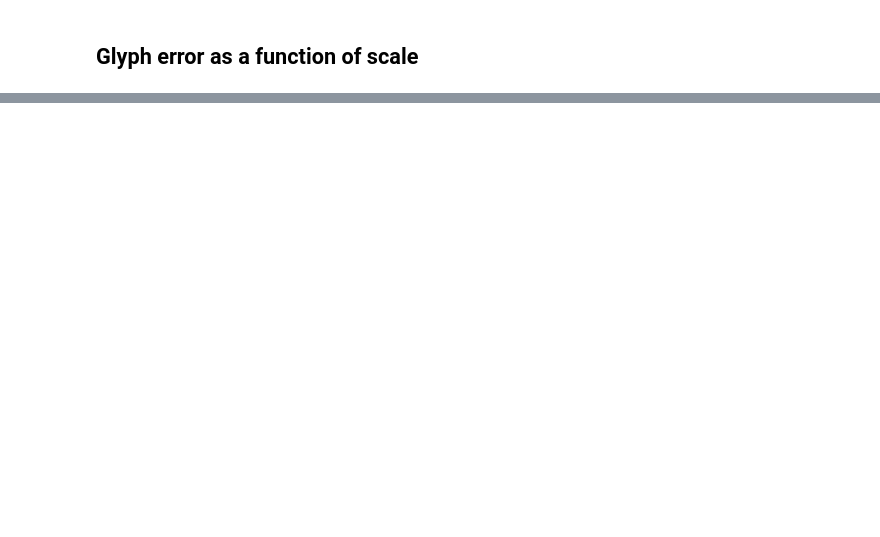
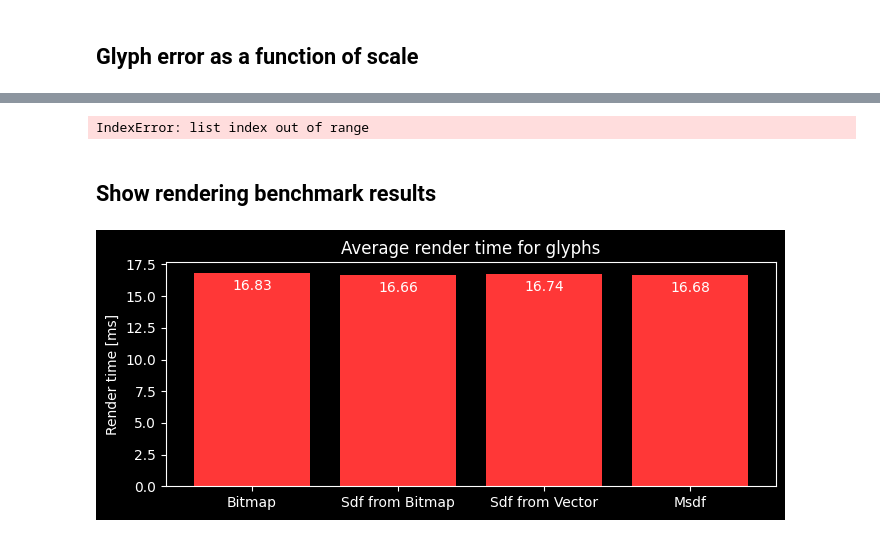
Before and after one commit to MihaelGolob/bgfx-sdf, a Jupyter notebook: benchmark/GlyphErrorAnalysis.ipynb, the cells around one changed output, grey strips where cells are left out. Drawn from its saved outputs; the diff is of its cells as text; code cells hidden in the pictures; blank space fills up the shorter version.

```diff
--- a/benchmark/GlyphErrorAnalysis.ipynb
+++ b/benchmark/GlyphErrorAnalysis.ipynb
@@ -162,6 +226,8 @@ for glyph in glyphs:
 glyph_bucket = {}
 glyph_original_sizes = set([glyph.original_size for glyph in glyphs])
 glyph_original_sizes = sorted(glyph_original_sizes, reverse=False)
+glyph_scales = set([glyph.scale for glyph in glyphs])
+glyph_scales = sorted(glyph_scales, reverse=False)
 
 # put glyphs in buckets by: glyph_type, code_point, original_size and order by scale ascending
 for glyph in glyphs:
@@ -178,6 +244,9 @@ def getGlyphsByType(glyph_type):
 
 def getGlyphsByTypeAndSize(glyph_type, original_size):
     return [glyph for key, glyphs in glyph_bucket.items() if key[0] == glyph_type and key[2] == original_size for glyph in glyphs]
+
+def getGlyphsByFilter(filter):
+    return [glyph for glyph in glyphs if filter(glyph)]
 # %% [markdown]
 ## Average error per glyph rendering type
 # %%
@@ -382,0 +427,40 @@ def showGlyphDiff(glyph):
+# %%
+# find the worst performing glyph from every type
+worst_glyphs = []
+for glyph_type in GlyphType:
+    if glyph_type == GlyphType.Original:
+        continue
+    worst_glyphs.append(sorted(getGlyphsByFilter(lambda g: g.glyph_type == glyph_type), key=lambda x: x.error, reverse=True)[0])
+
+showGlyphDiff(worst_glyphs)
+
+# find the best performing glyph from every type
+best_glyphs = []
+for glyph_type in GlyphType:
+    if glyph_type == GlyphType.Original:
+        continue
+    best_glyphs.append(sorted(getGlyphsByFilter(lambda g: g.glyph_type == glyph_type), key=lambda x: x.error)[0])
+
+showGlyphDiff(best_glyphs)
+# %% [output]
+IndexError: list index out of range
+# %% [markdown]
+## Show rendering benchmark results
+# %%
+render_bench_types = ['Bitmap', 'Sdf from Bitmap', 'Sdf from Vector', 'Msdf']
+render_bench_results = [16.8255, 16.6634, 16.7424, 16.6836]
+
+plt.figure(figsize=(7, 3))  # Set the figure size to 8x6 inches
+plt.bar(render_bench_types, render_bench_results, color='#FF3737')
+plt.xticks(render_bench_types, [str(glyph_type) for glyph_type in render_bench_types])
+plt.title('Average render time for glyphs')
+plt.ylabel('Render time [ms]')
+
+# Add precise values at each bar
+for j, value in enumerate(render_bench_results):
+    plt.text(j, value - 0.08 * max(render_bench_results), f"{value:.2f}", ha='center')
+
+plt.tight_layout()
+plt.show()
+# %% [output]
+[figure, added]
```
Also changed, not shown: parts of 11 cells of this notebook.
